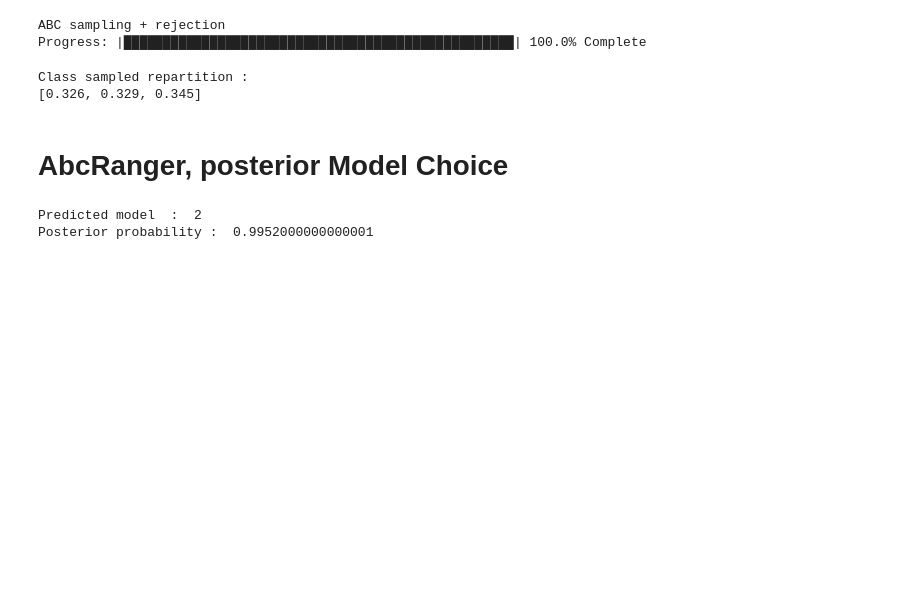
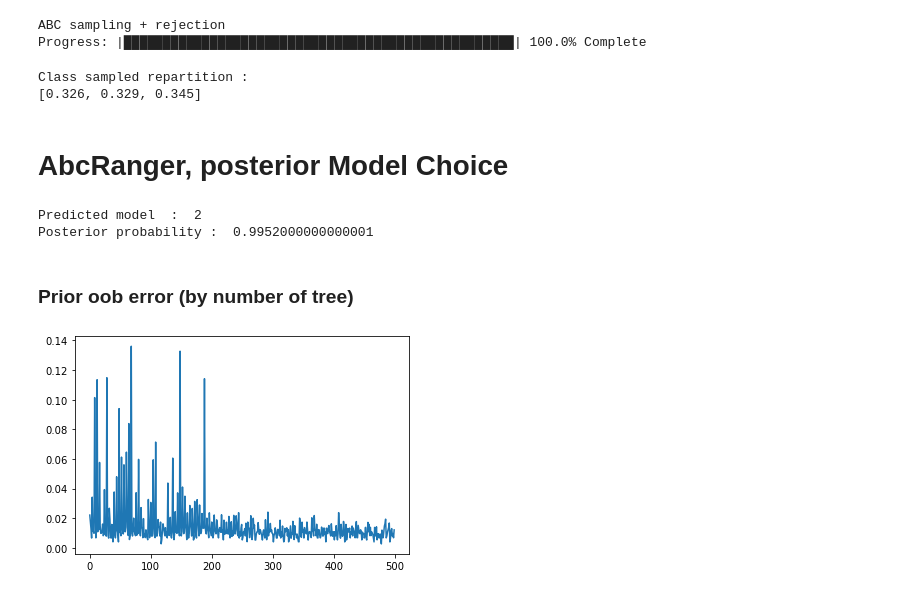
Before and after one commit to diyabc/abcranger, a Jupyter notebook: testpy/Model Choice Demo.ipynb, the cells around one changed output. Drawn from its saved outputs; the diff is of its cells as text; code cells hidden in the pictures; blank space fills up the shorter version.

```diff
--- a/testpy/Model Choice Demo.ipynb
+++ b/testpy/Model Choice Demo.ipynb
@@ -186,3 +186,10 @@ print('Posterior probability : ', postres.post_proba)
 # %% [output]
 Predicted model  :  2
 Posterior probability :  0.9952000000000001
+# %% [markdown]
+### Prior oob error (by number of tree)
+# %%
+plt.figure()
+plt.plot(postres.ntree_oob_error);
+# %% [output]
+[figure, added]
```
Also changed, not shown: parts of 2 cells of this notebook, 1 other file.
